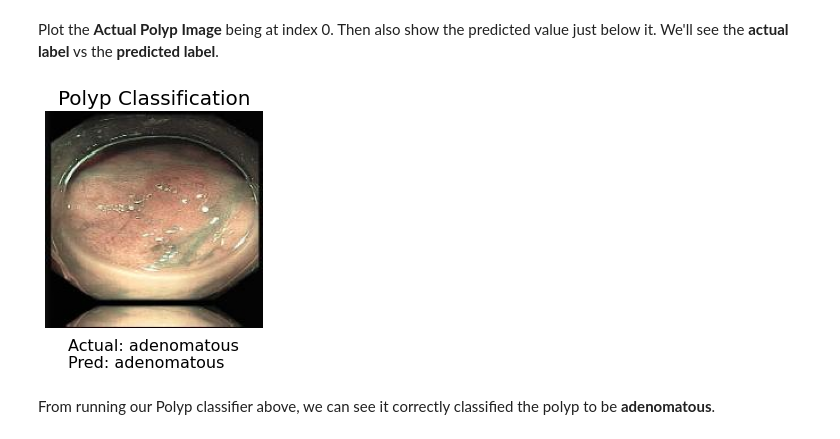
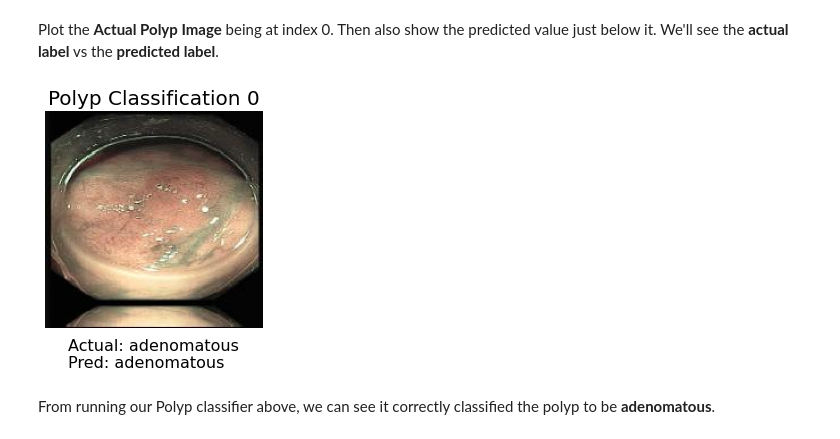
Before and after one commit to shreyahunur/Lesion-Detection, a Jupyter notebook: Notebooks/CNN_Polyp_Classification.ipynb, the cells around one changed output. Saved outputs shown, nothing was run; the diff lists cells and outputs as text; code cells hidden in the pictures.

Commit message:
Updated Notebook to include 10 more polyp clfs

```diff
--- a/Notebooks/CNN_Polyp_Classification.ipynb
+++ b/Notebooks/CNN_Polyp_Classification.ipynb
@@ -474,10 +474,10 @@ Plot the **Actual Polyp Image** being at index 0. Then also show the predicted v
 # %%
 plot_sample(X_test_polyp,
             y_test_polyp, y_pred_classes, index=0,
-            src_title="Polyp Classification",
+            src_title="Polyp Classification " + str(0),
             save_img=True,
             save_dst="cnn_clf/trained_14000_aug/clf_pred_images")
 # %% [output]
-[figure, old version]
+[figure, new version]
 # %% [markdown]
 From running our Polyp classifier above, we can see it correctly classified the polyp to be **adenomatous**.
```
Also changed, not shown: parts of 1 cell of this notebook, 11 other files.
